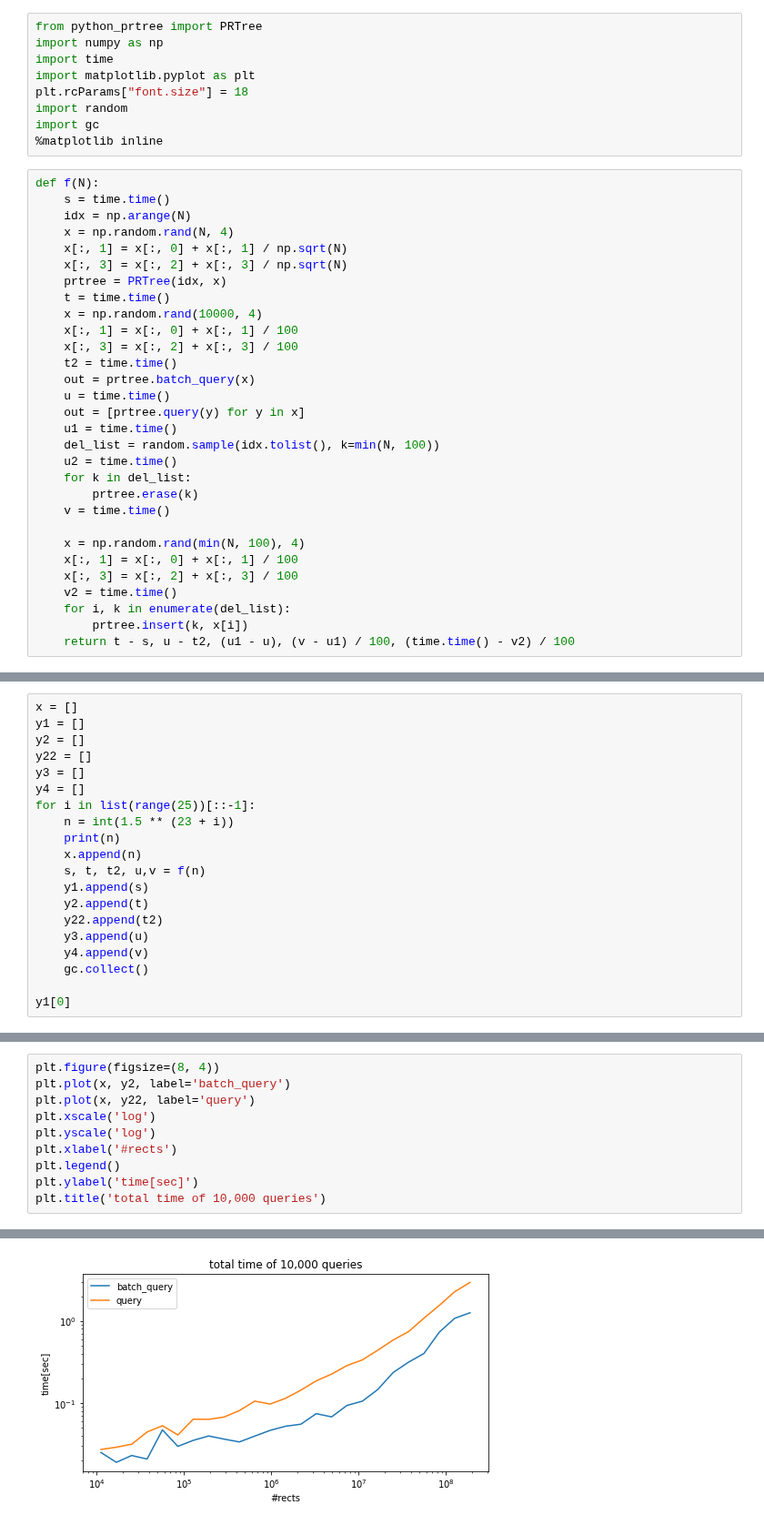
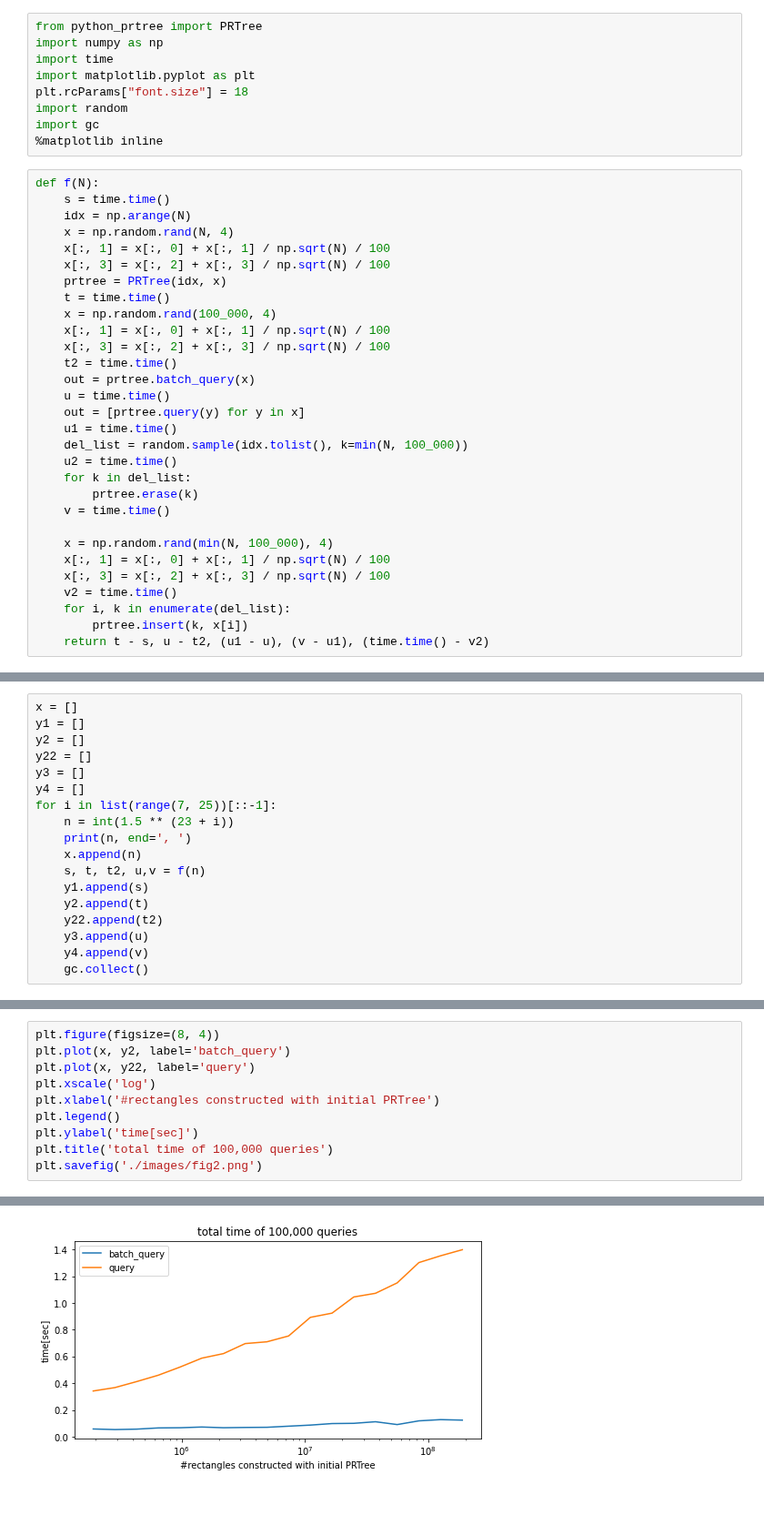
Before and after one commit to atksh/python_prtree, a Jupyter notebook: docs/experiment.ipynb, the cells around one changed output, grey strips where cells are left out. Shown at 91% size. Cells and saved outputs as stored; diff of their text form.

Commit message:
changed images

```diff
--- a/docs/experiment.ipynb
+++ b/docs/experiment.ipynb
@@ -12,31 +12,31 @@ def f(N):
     s = time.time()
     idx = np.arange(N)
     x = np.random.rand(N, 4)
-    x[:, 1] = x[:, 0] + x[:, 1] / np.sqrt(N)
-    x[:, 3] = x[:, 2] + x[:, 3] / np.sqrt(N)
+    x[:, 1] = x[:, 0] + x[:, 1] / np.sqrt(N) / 100
+    x[:, 3] = x[:, 2] + x[:, 3] / np.sqrt(N) / 100
     prtree = PRTree(idx, x)
     t = time.time()
-    x = np.random.rand(10000, 4)
-    x[:, 1] = x[:, 0] + x[:, 1] / 100
-    x[:, 3] = x[:, 2] + x[:, 3] / 100
+    x = np.random.rand(100_000, 4)
+    x[:, 1] = x[:, 0] + x[:, 1] / np.sqrt(N) / 100
+    x[:, 3] = x[:, 2] + x[:, 3] / np.sqrt(N) / 100
     t2 = time.time()
     out = prtree.batch_query(x)
     u = time.time()
     out = [prtree.query(y) for y in x]
     u1 = time.time()
-    del_list = random.sample(idx.tolist(), k=min(N, 100))
+    del_list = random.sample(idx.tolist(), k=min(N, 100_000))
     u2 = time.time()
     for k in del_list:
         prtree.erase(k)
     v = time.time()
 
-    x = np.random.rand(min(N, 100), 4)
-    x[:, 1] = x[:, 0] + x[:, 1] / 100
-    x[:, 3] = x[:, 2] + x[:, 3] / 100
+    x = np.random.rand(min(N, 100_000), 4)
+    x[:, 1] = x[:, 0] + x[:, 1] / np.sqrt(N) / 100
+    x[:, 3] = x[:, 2] + x[:, 3] / np.sqrt(N) / 100
     v2 = time.time()
     for i, k in enumerate(del_list):
         prtree.insert(k, x[i])
-    return t - s, u - t2, (u1 - u), (v - u1) / 100, (time.time() - v2) / 100
+    return t - s, u - t2, (u1 - u), (v - u1), (time.time() - v2)
 # %%
 f(100_000_000)
 # %% [output]
@@ -52,9 +52,9 @@ y2 = []
 y22 = []
 y3 = []
 y4 = []
-for i in list(range(25))[::-1]:
+for i in list(range(7, 25))[::-1]:
     n = int(1.5 ** (23 + i))
-    print(n)
+    print(n, end=', ')
     x.append(n)
     s, t, t2, u,v = f(n)
     y1.append(s)
@@ -63,6 +63,4 @@ for i in list(range(25))[::-1]:
     y3.append(u)
     y4.append(v)
     gc.collect()
-
-y1[0]
 # %% [output]
@@ -100,9 +80,9 @@ plt.figure(figsize=(8, 4))
 plt.plot(x, y2, label='batch_query')
 plt.plot(x, y22, label='query')
 plt.xscale('log')
-plt.yscale('log')
-plt.xlabel('#rects')
+plt.xlabel('#rectangles constructed with initial PRTree')
 plt.legend()
 plt.ylabel('time[sec]')
-plt.title('total time of 10,000 queries')
+plt.title('total time of 100,000 queries')
+plt.savefig('./images/fig2.png')
 # %% [output]
@@ -110,4 +89,4 @@ Text(0.5, 1.0, 'total time of 10,000 queries')
-[figure, old version]
+[figure, new version]
 # %%
 plt.figure(figsize=(8, 4))
 plt.plot(x, y3, label='delete')
```
Also changed, not shown: parts of 5 cells of this notebook, 5 other files.
